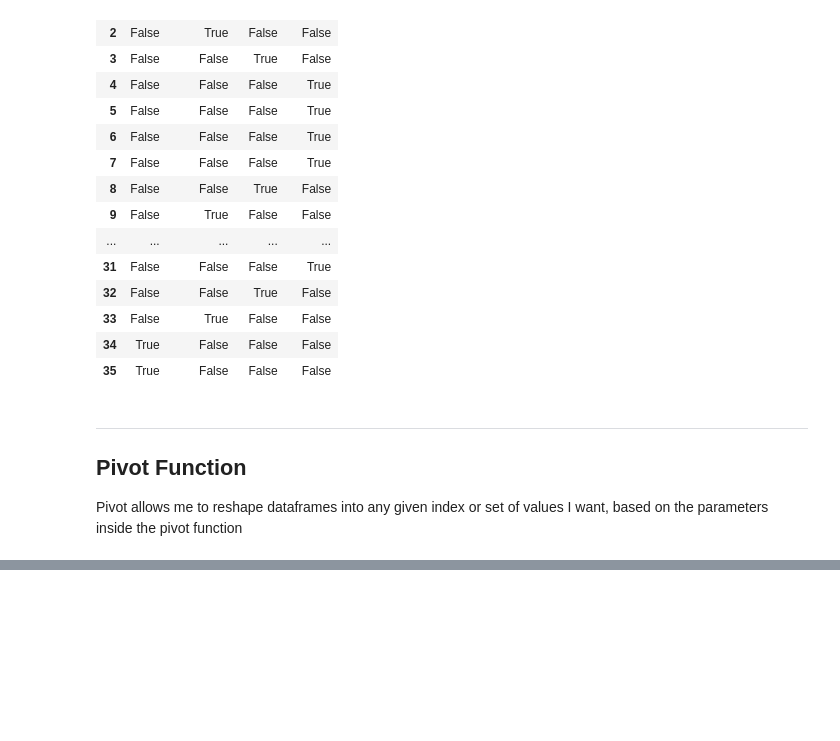
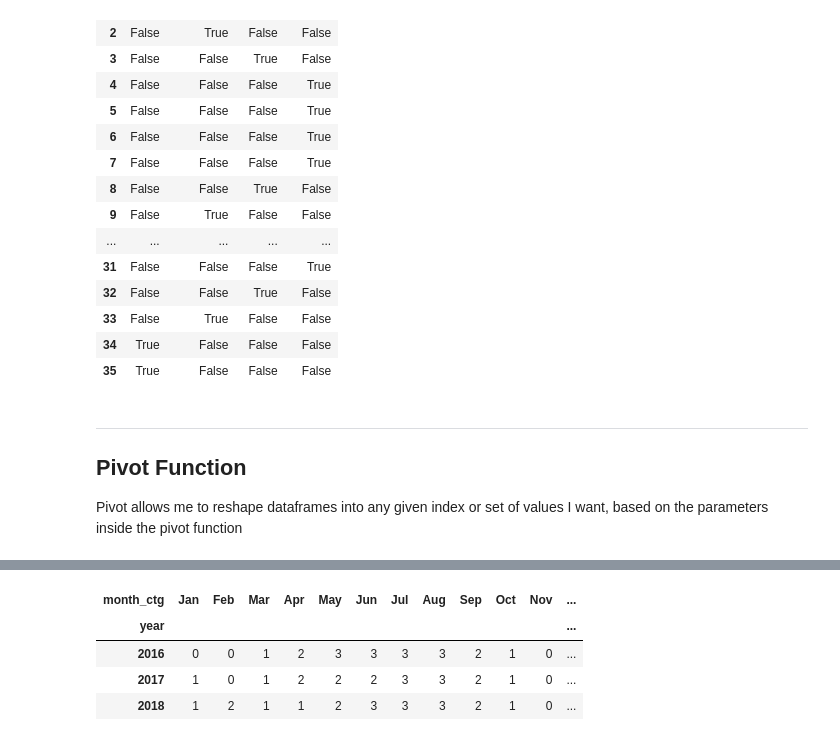
Before and after one commit to AfobCode/LearningPython, a Jupyter notebook: GoBeyondNumbers/eda_handling_categorical.ipynb, the cells around one changed output, grey strips where cells are left out. Drawn from its saved outputs; the diff is of its cells as text; code cells hidden in the pictures; blank space fills up the shorter version.

```diff
--- a/GoBeyondNumbers/eda_handling_categorical.ipynb
+++ b/GoBeyondNumbers/eda_handling_categorical.ipynb
@@ -206,3 +215,9 @@ Pivot allows me to reshape dataframes into any given index or set of values I wa
 # %%
-lighning_by_mth_plt = lighning_info_y_by_m.pivot(["year","month","Strike_Level_cat"])
+lighning_by_mth_plt = lighning_info_y_by_m.pivot(index= "year", columns= "month_ctg", values= "Strike_Level_cat")
 lighning_by_mth_plt
+# %% [output]
+| month_ctg | Jan | Feb | Mar | Apr | May | Jun | Jul | Aug | Sep | Oct | Nov | ... |
+| year |  |  |  |  |  |  |  |  |  |  |  | ... |
+| 2016 | 0 | 0 | 1 | 2 | 3 | 3 | 3 | 3 | 2 | 1 | 0 | ... |
+| 2017 | 1 | 0 | 1 | 2 | 2 | 2 | 3 | 3 | 2 | 1 | 0 | ... |
+| 2018 | 1 | 2 | 1 | 1 | 2 | 3 | 3 | 3 | 2 | 1 | 0 | ... |
```
Also changed, not shown: parts of 4 cells of this notebook.
